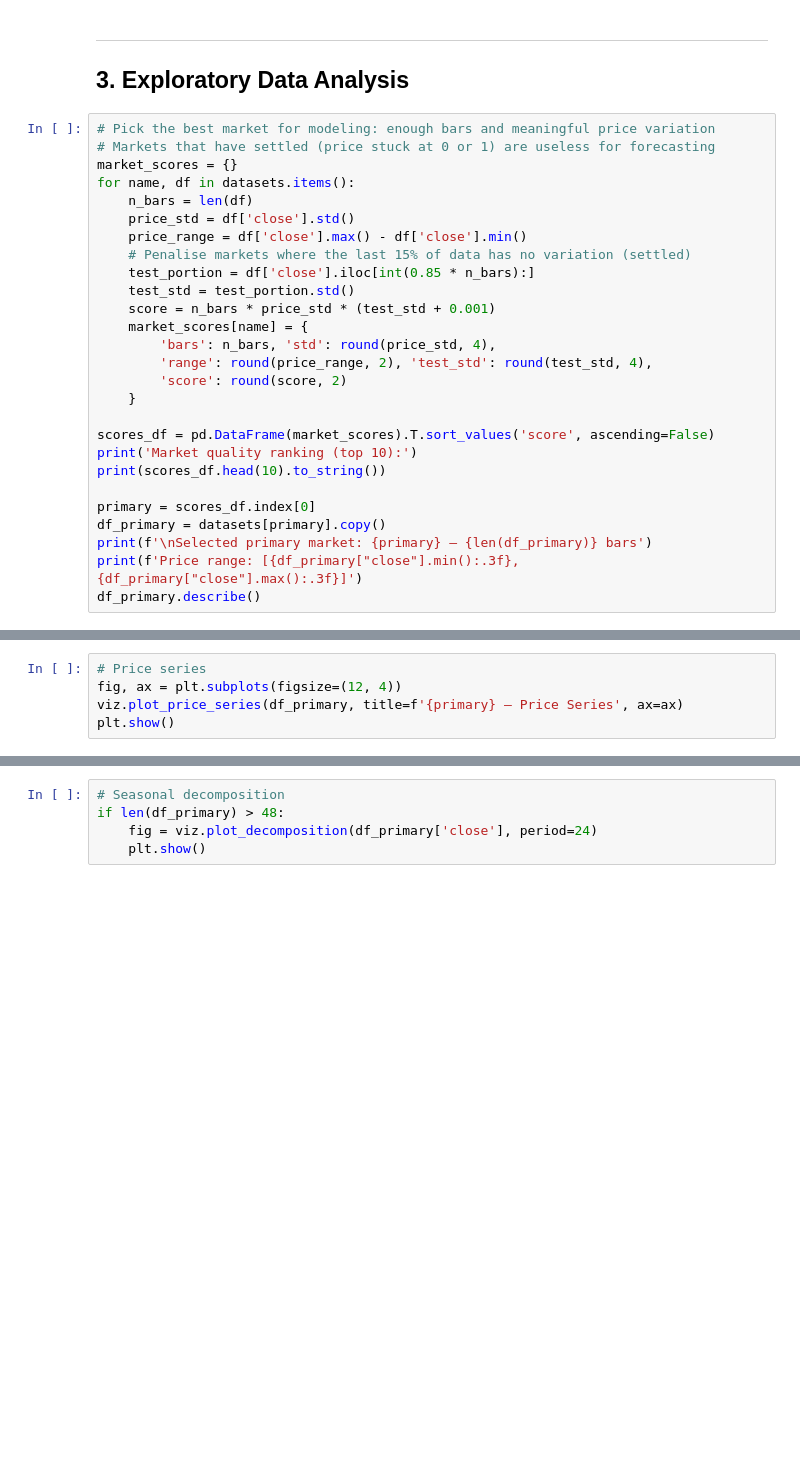
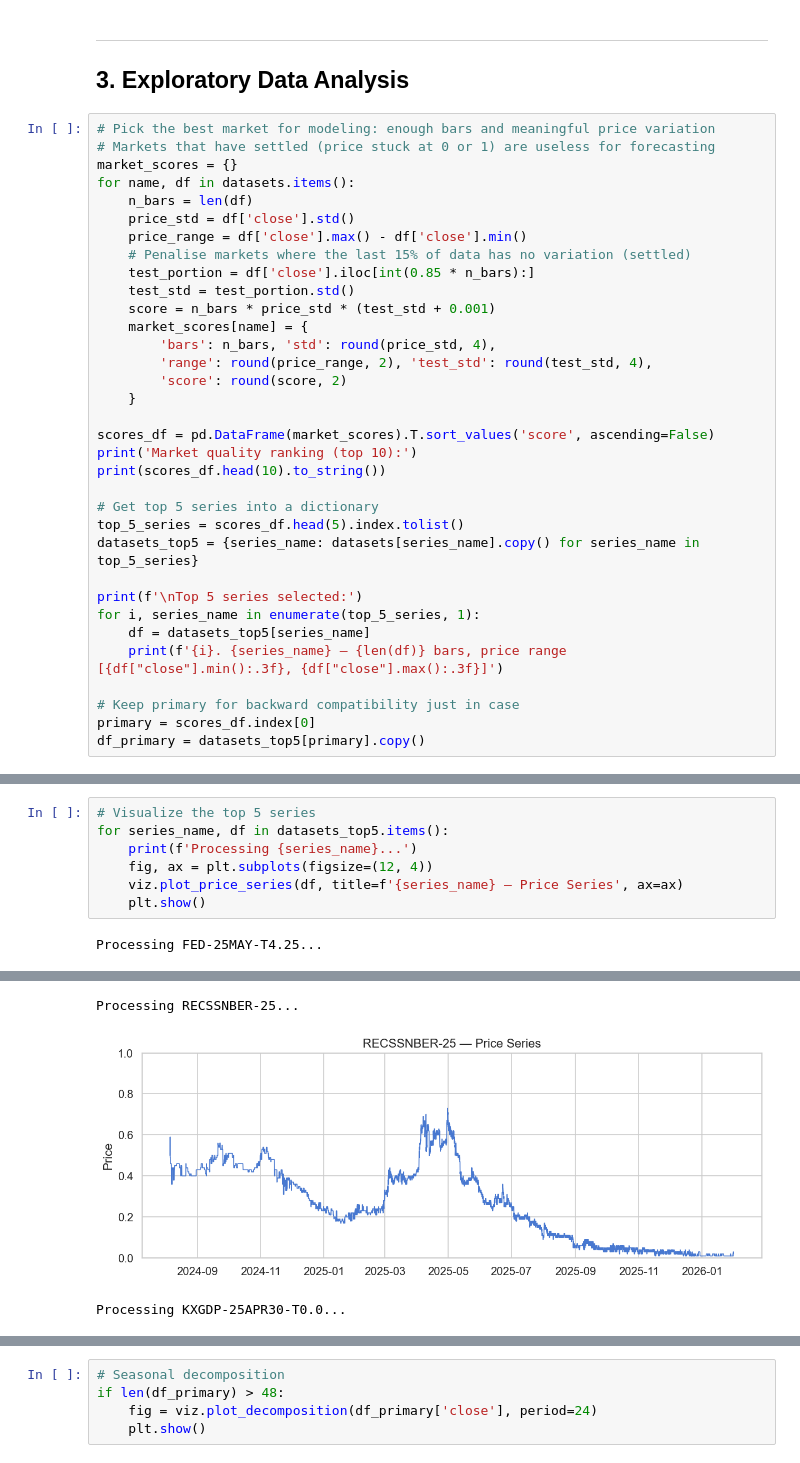
Before and after one commit to asingh49-cmd/Kalshi_Prediction_Market_Analysis, a Jupyter notebook: notebooks/main_analysis.ipynb, the cells around one changed output, grey strips where cells are left out. Saved outputs shown, nothing was run; the diff lists cells and outputs as text; blank space fills up the shorter version.

Commit message:
Updated the model to run through all 5 series

```diff
--- a/notebooks/main_analysis.ipynb
+++ b/notebooks/main_analysis.ipynb
@@ -146,11 +148,18 @@ scores_df = pd.DataFrame(market_scores).T.sort_values('score', ascending=False)
 print('Market quality ranking (top 10):')
 print(scores_df.head(10).to_string())
 
+# Get top 5 series into a dictionary
+top_5_series = scores_df.head(5).index.tolist()
+datasets_top5 = {series_name: datasets[series_name].copy() for series_name in top_5_series}
+
+print(f'\nTop 5 series selected:')
+for i, series_name in enumerate(top_5_series, 1):
+    df = datasets_top5[series_name]
+    print(f'{i}. {series_name} — {len(df)} bars, price range [{df["close"].min():.3f}, {df["close"].max():.3f}]')
+
+# Keep primary for backward compatibility just in case
 primary = scores_df.index[0]
-df_primary = datasets[primary].copy()
-print(f'\nSelected primary market: {primary} — {len(df_primary)} bars')
-print(f'Price range: [{df_primary["close"].min():.3f}, {df_primary["close"].max():.3f}]')
-df_primary.describe()
+df_primary = datasets_top5[primary].copy()
 # %% [output]
 Market quality ranking (top 10):
                              bars     std  range  test_std  score
@@ -179,7 +183,13 @@ Price range: [0.230, 0.980]
 # %%
-# Price series
-fig, ax = plt.subplots(figsize=(12, 4))
-viz.plot_price_series(df_primary, title=f'{primary} — Price Series', ax=ax)
-plt.show()
+# Visualize the top 5 series
+for series_name, df in datasets_top5.items():
+    print(f'Processing {series_name}...')
+    fig, ax = plt.subplots(figsize=(12, 4))
+    viz.plot_price_series(df, title=f'{series_name} — Price Series', ax=ax)
+    plt.show()
 # %% [output]
+Processing FED-25MAY-T4.25...
 [figure]
+Processing RECSSNBER-25...
+[figure, added]
+Processing KXGDP-25APR30-T0.0...
```
Also changed, not shown: parts of 39 cells of this notebook.
